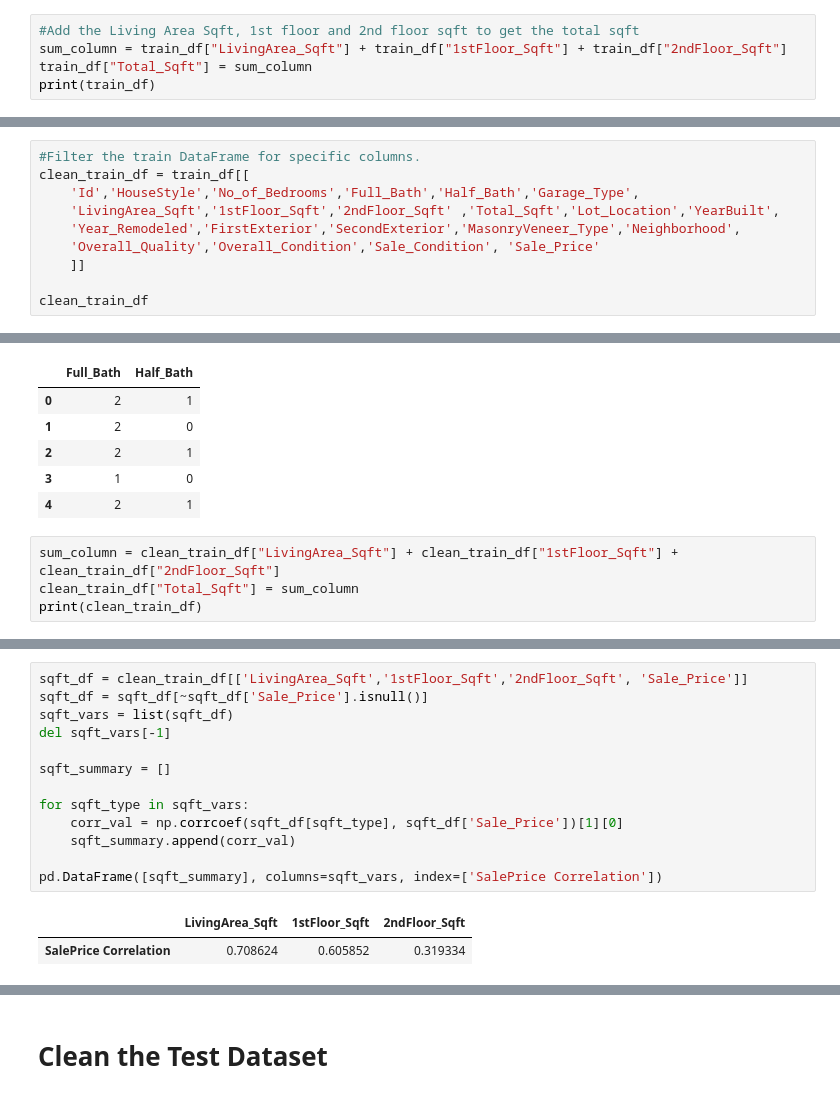
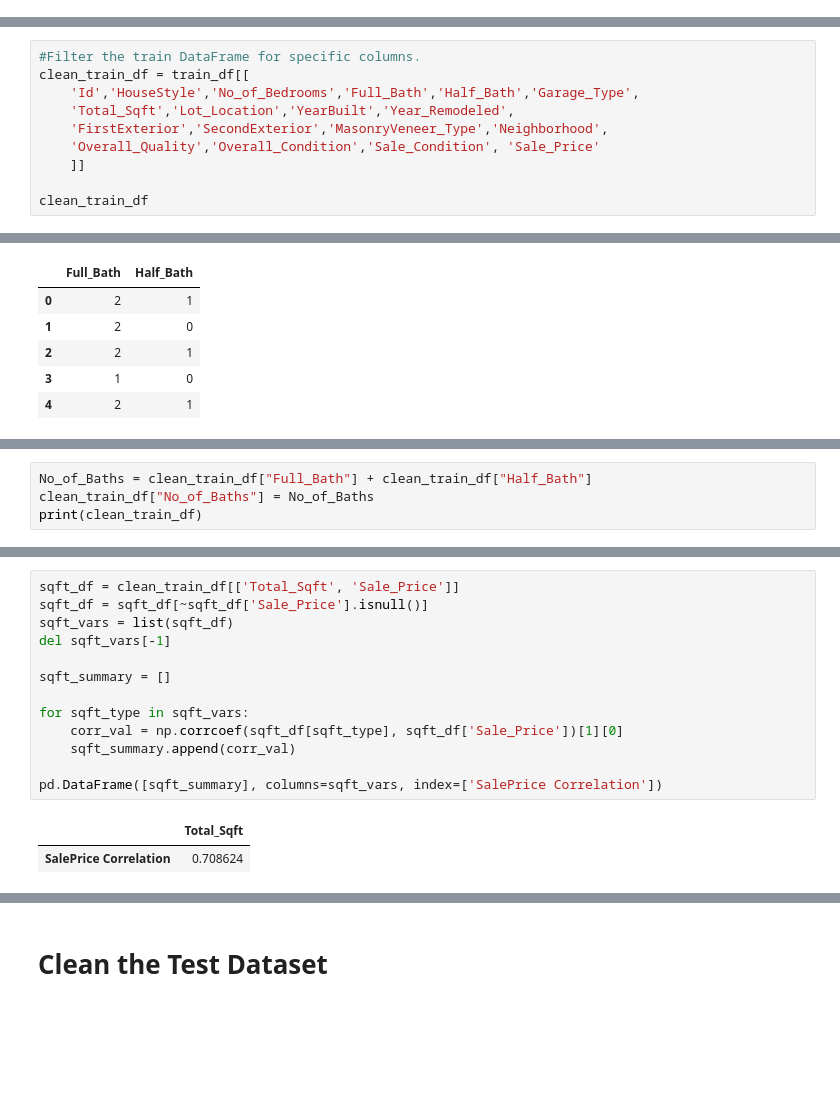
Before and after one commit to serpaulus/Predicting_the_Final_Home_Price, a Jupyter notebook: Analyzing_cleaned_Housing_Prices.ipynb, the cells around one changed output, grey strips where cells are left out. Saved outputs shown, nothing was run; the diff lists cells and outputs as text; blank space fills up the shorter version.

```diff
--- a/Analyzing_cleaned_Housing_Prices.ipynb
+++ b/Analyzing_cleaned_Housing_Prices.ipynb
@@ -135,8 +133,3 @@ train_df.head()
 | 3 | 4 | 70 | RL | 60.0 | 9550 | Pave | NaN | IR1 | Lvl | ... |
 | 4 | 5 | 60 | RL | 84.0 | 14260 | Pave | NaN | IR1 | Lvl | ... |
 5 rows × 81 columns
-# %%
-#Add the Living Area Sqft, 1st floor and 2nd floor sqft to get the total sqft
-sum_column = train_df["LivingArea_Sqft"] + train_df["1stFloor_Sqft"] + train_df["2ndFloor_Sqft"]
-train_df["Total_Sqft"] = sum_column
-print(train_df)
@@ -162,8 +137,8 @@ print(train_df)
 #Filter the train DataFrame for specific columns.
 clean_train_df = train_df[[
     'Id','HouseStyle','No_of_Bedrooms','Full_Bath','Half_Bath','Garage_Type',
-    'LivingArea_Sqft','1stFloor_Sqft','2ndFloor_Sqft' ,'Total_Sqft','Lot_Location','YearBuilt',
-    'Year_Remodeled','FirstExterior','SecondExterior','MasonryVeneer_Type','Neighborhood',
+    'Total_Sqft','Lot_Location','YearBuilt','Year_Remodeled',
+    'FirstExterior','SecondExterior','MasonryVeneer_Type','Neighborhood',
     'Overall_Quality','Overall_Condition','Sale_Condition', 'Sale_Price'
     ]]
 
@@ -318,7 +293,3 @@ None
 | 2 | 2 | 1 |
 | 3 | 1 | 0 |
 | 4 | 2 | 1 |
-# %%
-sum_column = clean_train_df["LivingArea_Sqft"] + clean_train_df["1stFloor_Sqft"] + clean_train_df["2ndFloor_Sqft"]
-clean_train_df["Total_Sqft"] = sum_column
-print(clean_train_df)
@@ -351,0 +300,4 @@ clean_train_df.shape
+# %%
+No_of_Baths = clean_train_df["Full_Bath"] + clean_train_df["Half_Bath"]
+clean_train_df["No_of_Baths"] = No_of_Baths
+print(clean_train_df)
@@ -364,19 +339,19 @@ clean_train_df.describe()
 # %%
-sqft_df = clean_train_df[['LivingArea_Sqft','1stFloor_Sqft','2ndFloor_Sqft', 'Sale_Price']]
+sqft_df = clean_train_df[['Total_Sqft', 'Sale_Price']]
 sqft_df = sqft_df[~sqft_df['Sale_Price'].isnull()]
 sqft_vars = list(sqft_df)
 del sqft_vars[-1]
 
 sqft_summary = []
 
 for sqft_type in sqft_vars:
     corr_val = np.corrcoef(sqft_df[sqft_type], sqft_df['Sale_Price'])[1][0]
     sqft_summary.append(corr_val)
 
 pd.DataFrame([sqft_summary], columns=sqft_vars, index=['SalePrice Correlation'])
 # %% [output]
-|  | LivingArea_Sqft | 1stFloor_Sqft | 2ndFloor_Sqft |
-| SalePrice Correlation | 0.708624 | 0.605852 | 0.319334 |
+|  | Total_Sqft |
+| SalePrice Correlation | 0.708624 |
 # %%
 sqft_df
 # %% [output]
```
Also changed, not shown: parts of 13 cells of this notebook.
